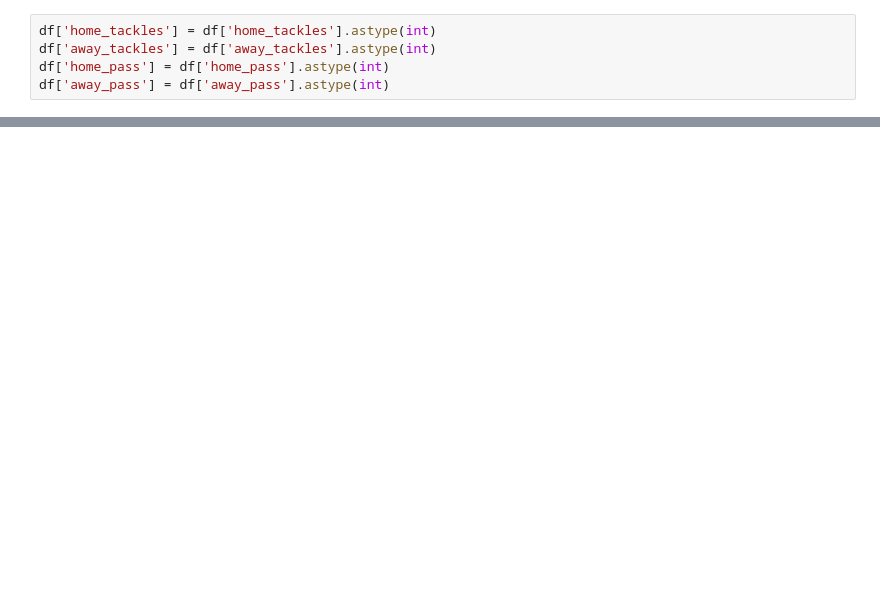
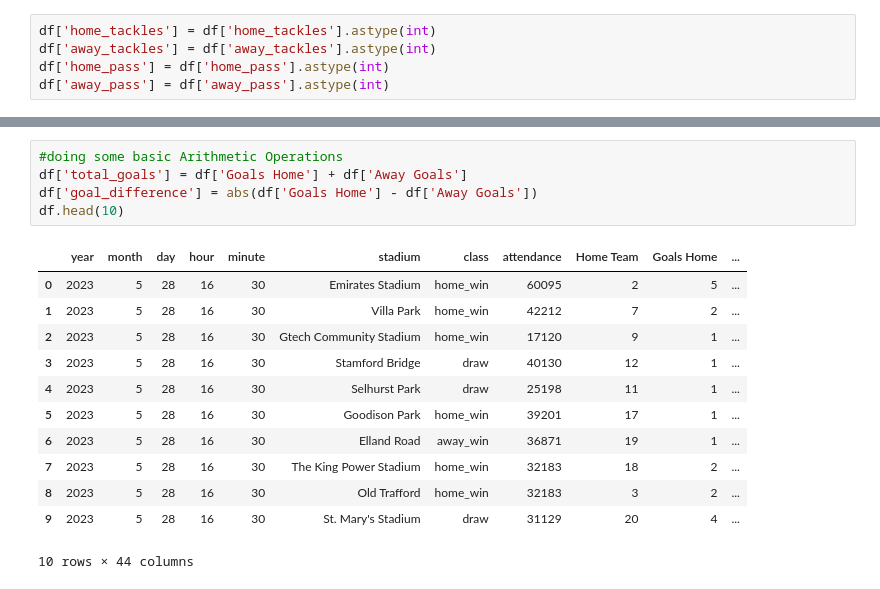
Before and after one commit to Olafemsy/my_data_science_cleaning_project, a Jupyter notebook: Untitled-1.ipynb, the cells around one changed output, grey strips where cells are left out. Saved outputs shown, nothing was run; the diff lists cells and outputs as text; blank space fills up the shorter version.

```diff
--- a/Untitled-1.ipynb
+++ b/Untitled-1.ipynb
@@ -198,0 +121,18 @@ df.head(10)
+# %%
+#doing some basic Arithmetic Operations
+df['total_goals'] = df['Goals Home'] + df['Away Goals']
+df['goal_difference'] = abs(df['Goals Home'] - df['Away Goals'])
+df.head(10)
+# %% [output]
+|  | year | month | day | hour | minute | stadium | class | attendance | Home Team | Goals Home | ... |
+| 0 | 2023 | 5 | 28 | 16 | 30 | Emirates Stadium | home_win | 60095 | 2 | 5 | ... |
+| 1 | 2023 | 5 | 28 | 16 | 30 | Villa Park | home_win | 42212 | 7 | 2 | ... |
+| 2 | 2023 | 5 | 28 | 16 | 30 | Gtech Community Stadium | home_win | 17120 | 9 | 1 | ... |
+| 3 | 2023 | 5 | 28 | 16 | 30 | Stamford Bridge | draw | 40130 | 12 | 1 | ... |
+| 4 | 2023 | 5 | 28 | 16 | 30 | Selhurst Park | draw | 25198 | 11 | 1 | ... |
+| 5 | 2023 | 5 | 28 | 16 | 30 | Goodison Park | home_win | 39201 | 17 | 1 | ... |
+| 6 | 2023 | 5 | 28 | 16 | 30 | Elland Road | away_win | 36871 | 19 | 1 | ... |
+| 7 | 2023 | 5 | 28 | 16 | 30 | The King Power Stadium | home_win | 32183 | 18 | 2 | ... |
+| 8 | 2023 | 5 | 28 | 16 | 30 | Old Trafford | home_win | 32183 | 3 | 2 | ... |
+| 9 | 2023 | 5 | 28 | 16 | 30 | St. Mary's Stadium | draw | 31129 | 20 | 4 | ... |
+10 rows × 44 columns
```
Also changed, not shown: parts of 19 cells of this notebook.
